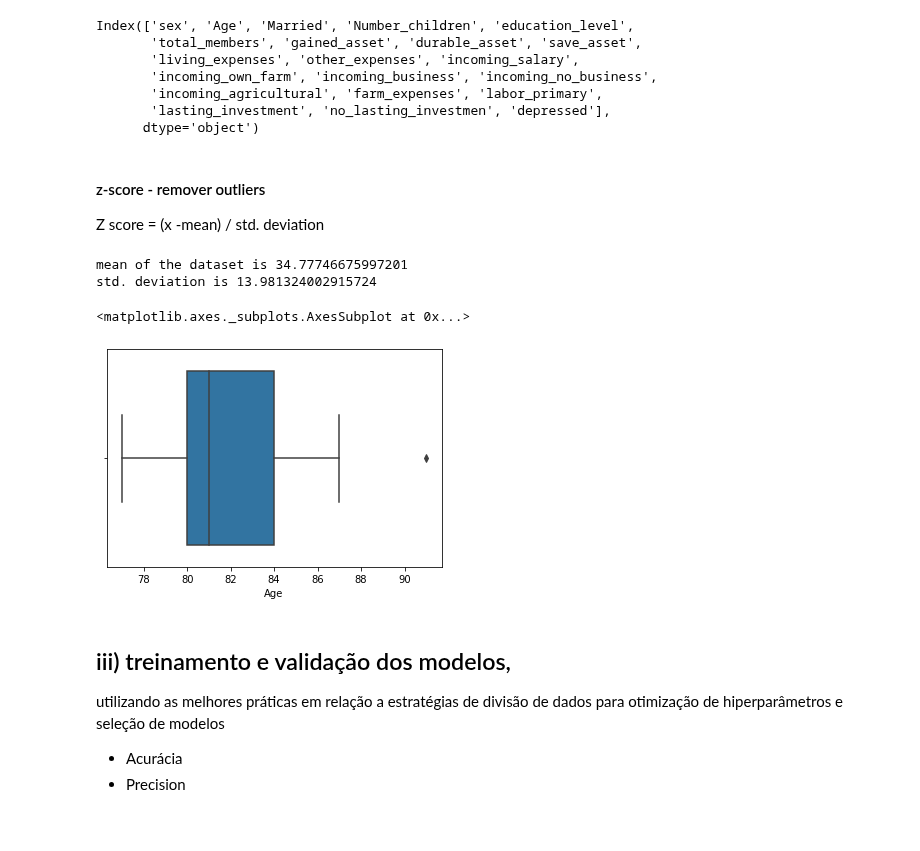
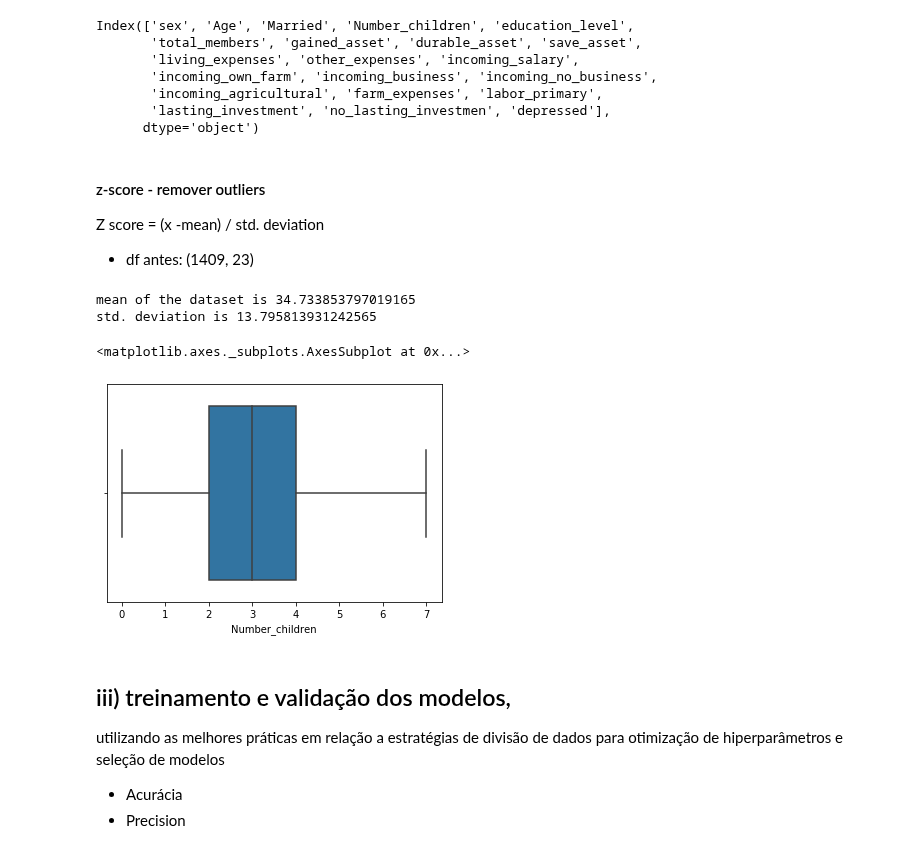
Before and after one commit to kaline/TrabalhoFinalML, a Jupyter notebook: dataset.ipynb, the cells around one changed output. Saved outputs shown, nothing was run; the diff lists cells and outputs as text; code cells hidden in the pictures.

Commit message:
update dataset

```diff
--- a/dataset.ipynb
+++ b/dataset.ipynb
@@ -109,7 +112,7 @@ for dirname, _, filenames in os.walk('/home/kaline/workspace/mestrado/TrabalhoFi
 target_column_name = 'depressed'
 # %%
 def DataLoading():
-    df = pd.read_csv('b_depressed.csv')
+    df = pd.read_csv('train.csv')
     print('Dataset - Linhasxcolunas ', df.shape)
 
 
@@ -503,24 +547,26 @@ Index(['sex', 'Age', 'Married', 'Number_children', 'education_level',
 #### z-score - remover outliers
 
 Z score = (x -mean) / std. deviation
+
+- df antes:  (1409, 23)
 # %%
 mean = np.mean(df.Age)
 std = np.std(df.Age)
 print('mean of the dataset is', mean)
 print('std. deviation is', std)
 # %% [output]
-mean of the dataset is 34.77746675997201
-std. deviation is 13.981324002915724
+mean of the dataset is 34.733853797019165
+std. deviation is 13.795813931242565
 # %%
-
-m = np.mean(df.Age)
-s = np.std(df.Age)
-df['Z-score'] = (df.Age - m)/s
-df_outlier = df[abs(df['Z-score']) >3]
-sns.boxplot(df_outlier.Age)
+m = np.mean(df.Number_children)
+s = np.std(df.Number_children)
+df['Z-score'] = (df.Number_children - m)/s
+df_outlier = df[abs(df['Z-score']) > 2.5]
+df_semOutliers = df.drop(df_outlier.index)
+sns.boxplot(df_semOutliers.Number_children)
 # %% [output]
 <matplotlib.axes._subplots.AxesSubplot at 0x...>
-[figure, old version]
+[figure, new version]
 # %% [markdown]
 ## iii) treinamento e validação dos modelos,
 utilizando as melhores práticas em relação a estratégias de divisão de dados para otimização de hiperparâmetros e
```
Also changed, not shown: parts of 31 cells of this notebook, 3 other files.
